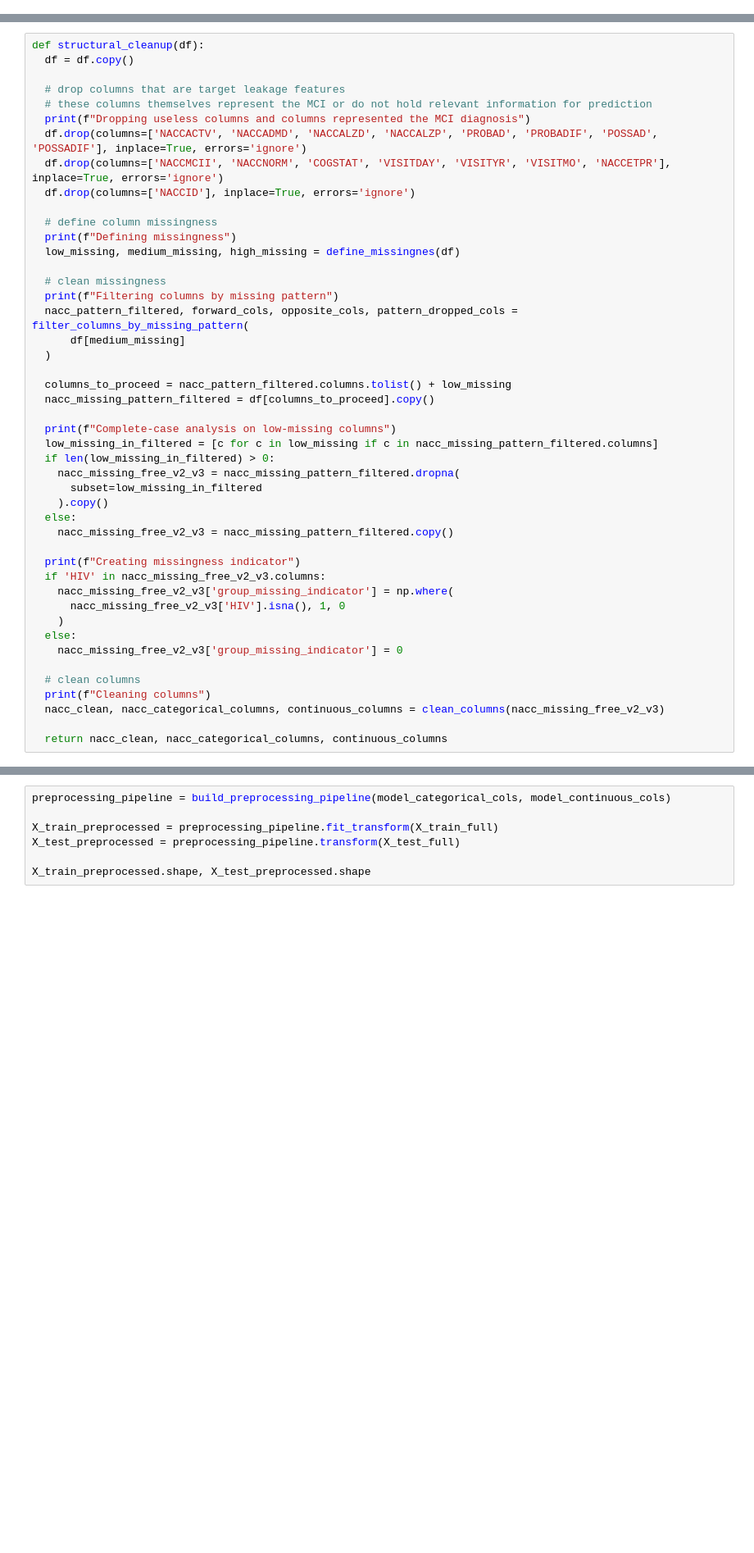
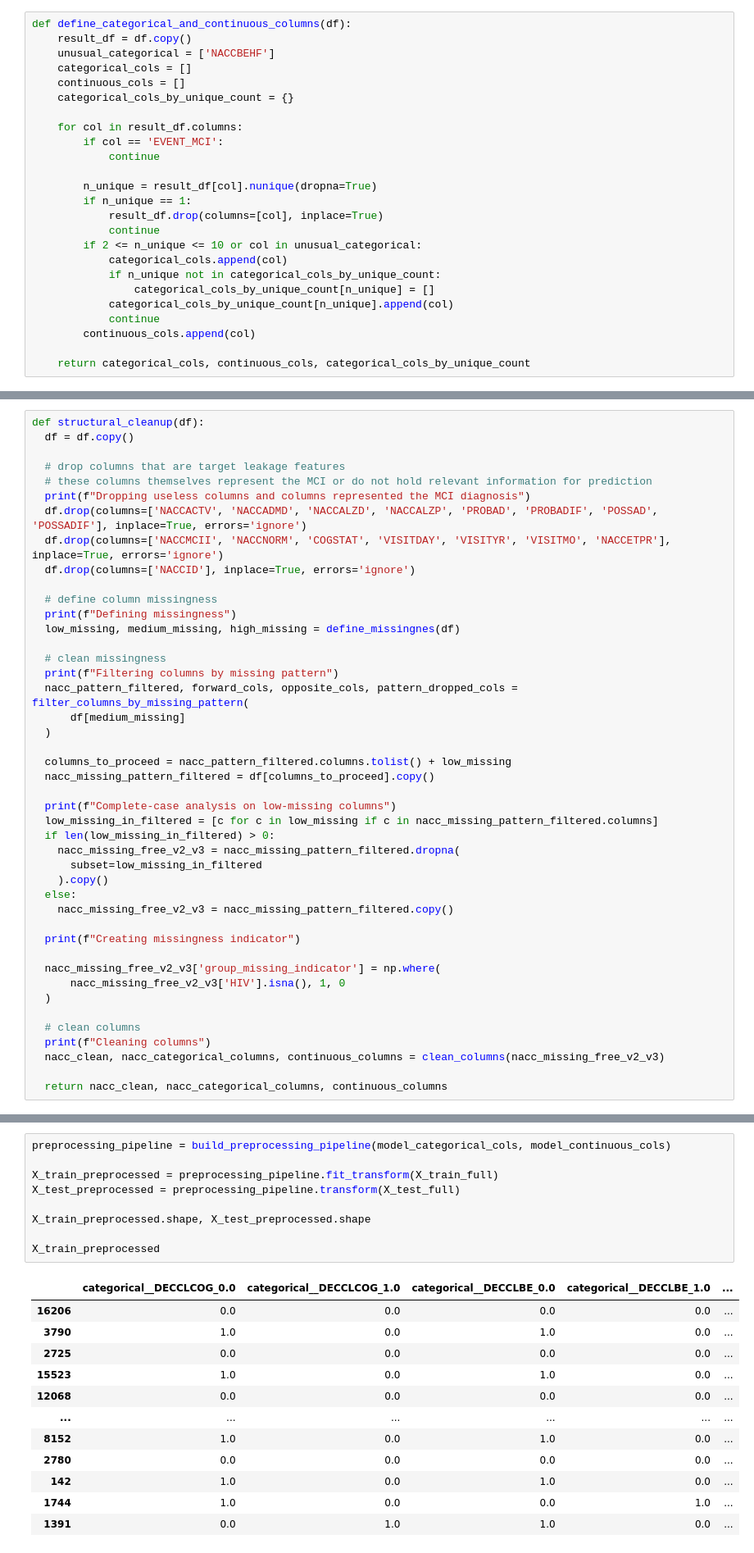
Before and after one commit to mariik4/mci_survival_analysis, a Jupyter notebook: model-training.ipynb, the cells around one changed output, grey strips where cells are left out. Shown at 82% size. Saved outputs shown, nothing was run; the diff lists cells and outputs as text; blank space fills up the shorter version.

```diff
--- a/model-training.ipynb
+++ b/model-training.ipynb
@@ -65,6 +65,31 @@ def define_missingnes(df):
 # %%
 NOT_COLLECTED_PLACEHOLDER_VALUE = -99.0
 important_very_imbalanced_columns = ["NACCFADM", "ELAT", "GAMES", "MOGAIT", "MOSLOW", "BRNINJ", "OTHPSY"]
+# %%
+def define_categorical_and_continuous_columns(df):
+    result_df = df.copy()
+    unusual_categorical = ['NACCBEHF']
+    categorical_cols = []
+    continuous_cols = []
+    categorical_cols_by_unique_count = {}
+
+    for col in result_df.columns:
+        if col == 'EVENT_MCI':
+            continue
+
+        n_unique = result_df[col].nunique(dropna=True)
+        if n_unique == 1:
+            result_df.drop(columns=[col], inplace=True)
+            continue
+        if 2 <= n_unique <= 10 or col in unusual_categorical:
+            categorical_cols.append(col)
+            if n_unique not in categorical_cols_by_unique_count:
+                categorical_cols_by_unique_count[n_unique] = []
+            categorical_cols_by_unique_count[n_unique].append(col)
+            continue
+        continuous_cols.append(col)
+
+    return categorical_cols, continuous_cols, categorical_cols_by_unique_count
 # %%
 def clean_columns(df):
     df_clean = df.copy()
@@ -237,12 +291,10 @@ def structural_cleanup(df):
     nacc_missing_free_v2_v3 = nacc_missing_pattern_filtered.copy()
 
   print(f"Creating missingness indicator")
-  if 'HIV' in nacc_missing_free_v2_v3.columns:
-    nacc_missing_free_v2_v3['group_missing_indicator'] = np.where(
+
+  nacc_missing_free_v2_v3['group_missing_indicator'] = np.where(
       nacc_missing_free_v2_v3['HIV'].isna(), 1, 0
-    )
-  else:
-    nacc_missing_free_v2_v3['group_missing_indicator'] = 0
+  )
 
   # clean columns
   print(f"Cleaning columns")
@@ -390,8 +442,22 @@ y_test = Surv.from_dataframe('EVENT_MCI', 'TIME', test_df)
 # %%
 preprocessing_pipeline = build_preprocessing_pipeline(model_categorical_cols, model_continuous_cols)
 
 X_train_preprocessed = preprocessing_pipeline.fit_transform(X_train_full)
 X_test_preprocessed = preprocessing_pipeline.transform(X_test_full)
 
 X_train_preprocessed.shape, X_test_preprocessed.shape
+
+X_train_preprocessed
 # %% [output]
+|  | categorical__DECCLCOG_0.0 | categorical__DECCLCOG_1.0 | categorical__DECCLBE_0.0 | categorical__DECCLBE_1.0 | ... |
+| 16206 | 0.0 | 0.0 | 0.0 | 0.0 | ... |
+| 3790 | 1.0 | 0.0 | 1.0 | 0.0 | ... |
+| 2725 | 0.0 | 0.0 | 0.0 | 0.0 | ... |
+| 15523 | 1.0 | 0.0 | 1.0 | 0.0 | ... |
+| 12068 | 0.0 | 0.0 | 0.0 | 0.0 | ... |
+| ... | ... | ... | ... | ... | ... |
+| 8152 | 1.0 | 0.0 | 1.0 | 0.0 | ... |
+| 2780 | 0.0 | 0.0 | 0.0 | 0.0 | ... |
+| 142 | 1.0 | 0.0 | 1.0 | 0.0 | ... |
+| 1744 | 1.0 | 0.0 | 0.0 | 1.0 | ... |
+| 1391 | 0.0 | 1.0 | 1.0 | 0.0 | ... |
```
Also changed, not shown: parts of 13 cells of this notebook, 1 other file.
